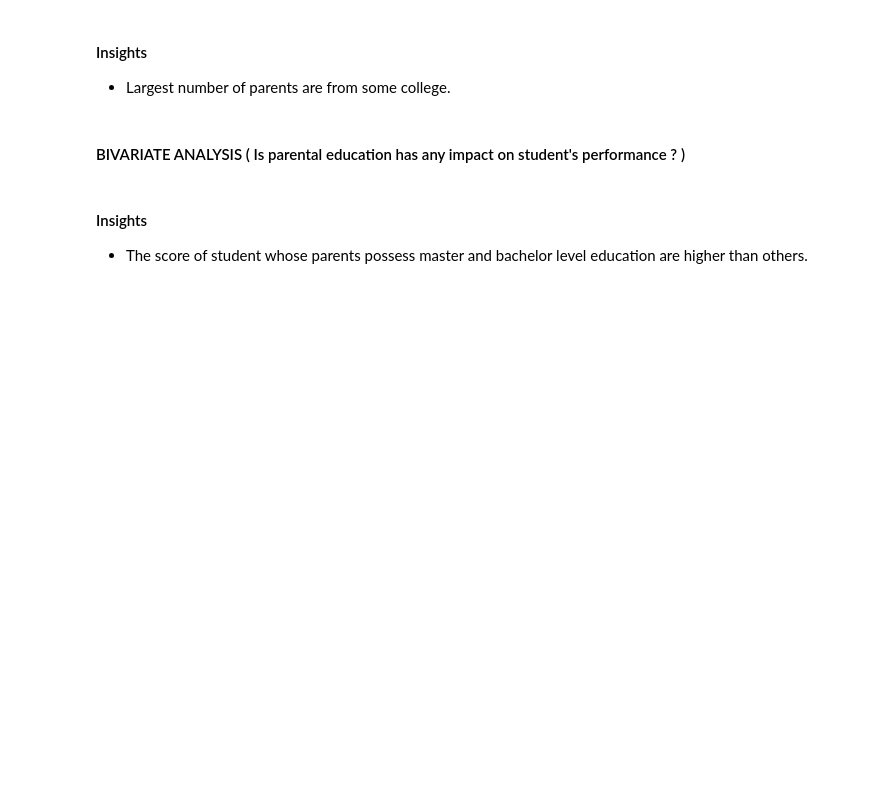
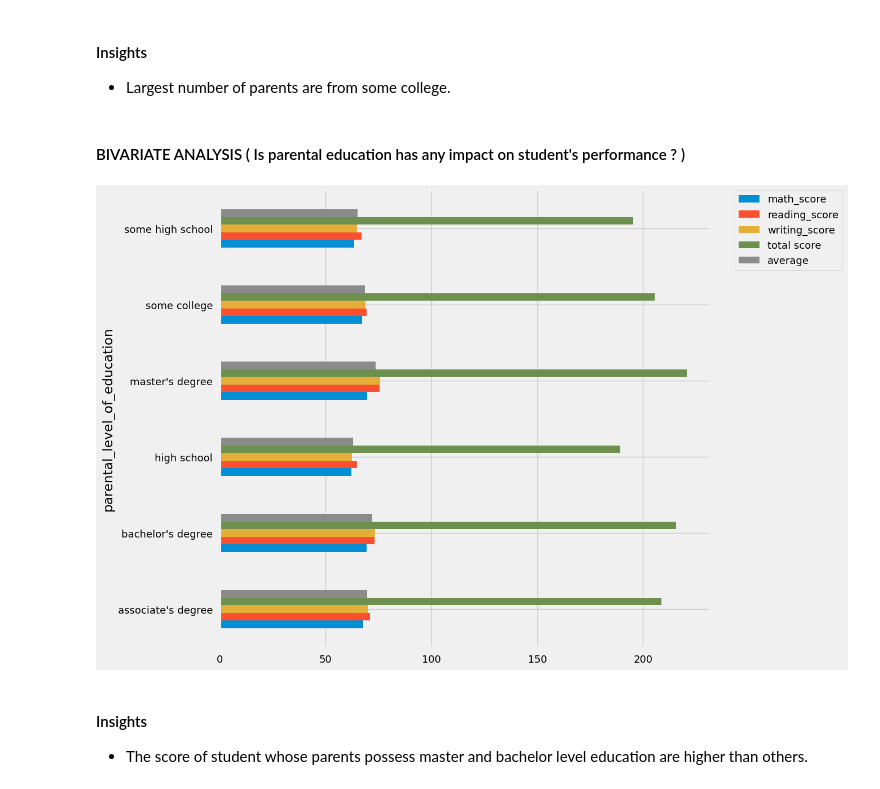
Before and after one commit to HirenPatel4897/MLProject, a Jupyter notebook: src/notebook/1 . EDA STUDENT PERFORMANCE .ipynb, the cells around one changed output. Cells and saved outputs as stored; diff of their text form; code cells hidden in the pictures; blank space fills up the shorter version.

```diff
--- a/src/notebook/1 . EDA STUDENT PERFORMANCE .ipynb
+++ b/src/notebook/1 . EDA STUDENT PERFORMANCE .ipynb
@@ -343,0 +430,9 @@ plt.show()
+# %%
+# Select only numeric columns
+numeric_columns = df.select_dtypes(include=[np.number]).columns
+
+# Group by gender and calculate the mean for numeric columns
+gender_group = df.groupby('gender')[numeric_columns].mean()
+
+# Display the result
+gender_group
@@ -410,9 +516,12 @@ plt.show()
 # %% [markdown]
 #### BIVARIATE ANALYSIS ( Is parental education has any impact on student's performance ? )
 # %%
-df.groupby('parental level of education').agg('mean').plot(kind='barh',figsize=(10,10))
+grouped_df = df.groupby('parental_level_of_education')[numeric_columns].mean()
+grouped_df.plot(kind='barh', figsize=(10, 10))
 plt.legend(bbox_to_anchor=(1.05, 1), loc=2, borderaxespad=0.)
 plt.show()
+# %% [output]
+[figure, added]
 # %% [markdown]
 #### Insights
 - The score of student whose parents possess master and bachelor level education are higher than others.
```
Also changed, not shown: parts of 34 cells of this notebook, 1 other file.
